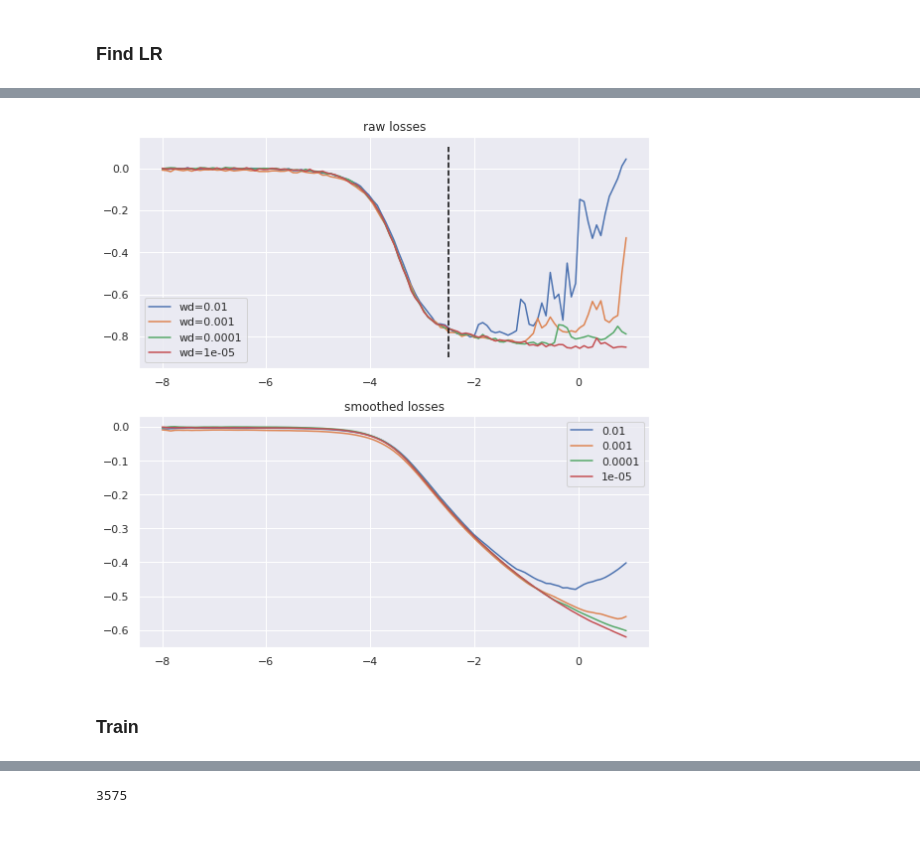
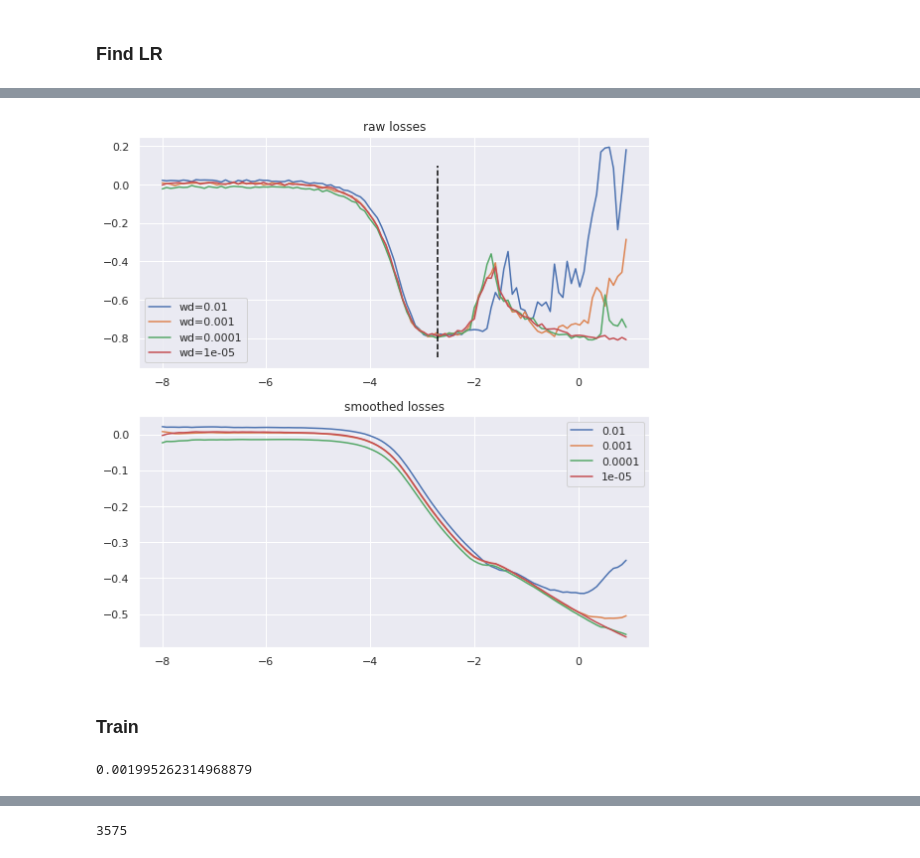
Before and after one commit to xulianrenzoku/Open-Problems-Multimodal-Single-Cell-Integration, a Jupyter notebook: scratch/msci-citeseq-mlp-tsvd-model.ipynb, the cells around one changed output, grey strips where cells are left out. Cells and saved outputs as stored; diff of their text form; code cells hidden in the pictures.

Commit message:
Change to selu

```diff
--- a/scratch/msci-citeseq-mlp-tsvd-model.ipynb
+++ b/scratch/msci-citeseq-mlp-tsvd-model.ipynb
@@ -52,2 +52,3 @@ Wall time: 2.54 s
 # %%
-train_inp = train_inp[:, :-7]
+train_inp = train_inp[:, :-1]
+train_inp.shape
@@ -117,3 +120,33 @@ class Net(nn.Module):
+# %%
+class Net(nn.Module):
+    def __init__(self):
+        """In the constructor we instantiate two nn.Linear modules and assign them as
+        member variables (self).
+        """
+        super(Net, self).__init__()
+#         self.linear1 = nn.Linear(663, 128*2)
+        self.linear1 = nn.Linear(656, 128*4)
+        self.selu1 = nn.SELU(128*4)
+        self.linear2 = nn.Linear(128*4, 128*4)
+        self.selu2 = nn.SELU(128*4)
+        self.linear3 = nn.Linear(128*4, 128*4)
+        self.selu3 = nn.SELU(128*4)
+        self.linear4 = nn.Linear(128*4, 140)
+
+    def forward(self, x):
+        """
+        In the forward function we accept a Tensor of input data and we must return
+        a Tensor of output data. We can use Modules defined in the constructor as
+        well as arbitrary operators on Tensors.
+        """
+        x = self.linear1(x)
+        x = self.selu1(x)
+        x = self.linear2(x)
+        x = self.selu2(x)
+        x = self.linear3(x)
+        x = self.selu3(x)
+        x = self.linear4(x)
+        return x
 # %% [markdown]
 ### Find LR
 # %%
@@ -214,26 +247,26 @@ Wall time: 15.8 s
 # %%
 figsize(8, 8)
 
 plt.subplot(2, 1, 1)
 for weight_decay in weight_decays:
     plt.plot(res[weight_decay]['log lrs'],
              res[weight_decay]['raw losses'],
              label=f'wd={weight_decay}')
-plt.vlines(-2.5, -0.9, 0.1, linestyles='--', colors='black')
+plt.vlines(-2.7, -0.9, 0.1, linestyles='--', colors='black')
 plt.legend()
 plt.title('raw losses')
 
 plt.subplot(2, 1, 2)
 for weight_decay in weight_decays:
     plt.plot(res[weight_decay]['log lrs'],
              res[weight_decay]['smoothed losses'],
              label=weight_decay)
 plt.legend()
 plt.title('smoothed losses')
 
 plt.tight_layout()
 # %% [output]
-[figure, old version]
+[figure, new version]
 # %% [markdown]
 ### Train
 # %%
@@ -289,5 +322,9 @@ def model_eval(model, val_loader):
 
     val_corr = sum_corr/total
     return val_corr
+# %%
+10**(-2.7)
+# %% [output]
+0.001995262314968879
 # %%
 net = Net()
```
Also changed, not shown: parts of 17 cells of this notebook.
